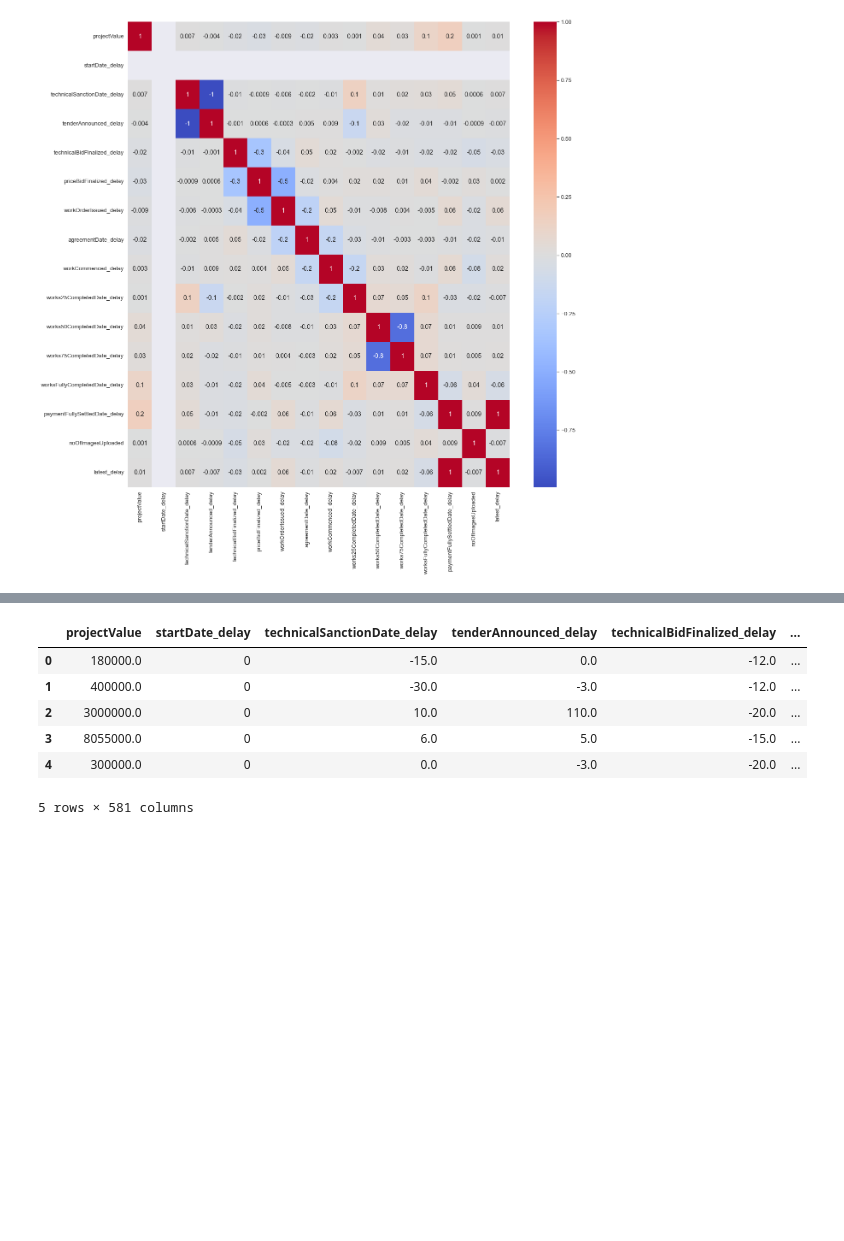
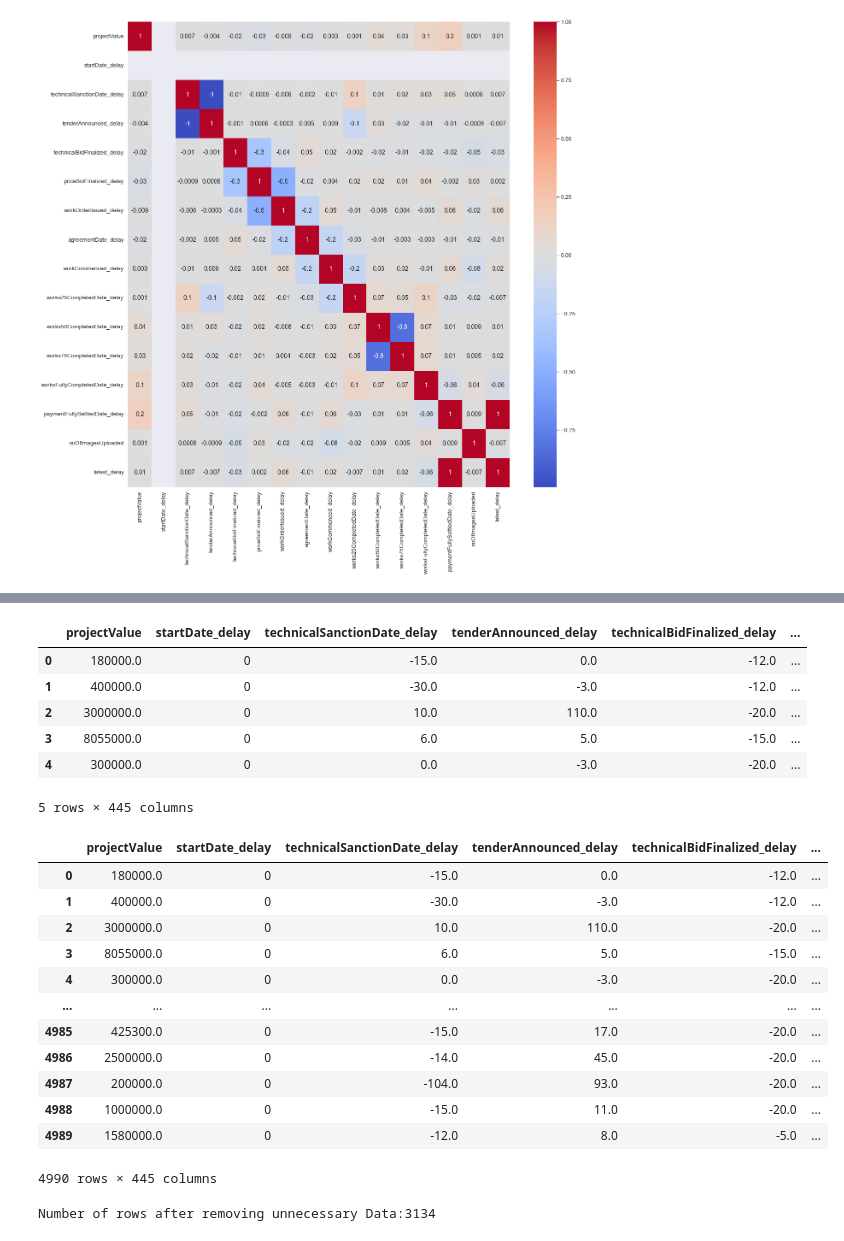
Before and after one commit to karthikeyanVK/MAWSPredictionModel, a Jupyter notebook: TenderSucessPrediction.ipynb, the cells around one changed output, grey strips where cells are left out. Saved outputs shown, nothing was run; the diff lists cells and outputs as text; code cells hidden in the pictures; blank space fills up the shorter version.

```diff
--- a/TenderSucessPrediction.ipynb
+++ b/TenderSucessPrediction.ipynb
@@ -34,7 +34,8 @@ df.describe()
 | max | 2.680000e+09 | 0.0 | 63047.000000 | 1260.000000 | 693.000000 | ... |
 # %%
 df = df.drop(['_id', 'workName','sanctionedDate', 'PhoneNumber_of_Data_Entry',
-              'PhoneNumber_of_Approver', 'PhoneNumber_of_Commissioner'], axis=1)
+              'PhoneNumber_of_Approver', 'PhoneNumber_of_Commissioner',
+              'Name_of_Data_Entry'], axis=1)
 # %%
 # Cleanup the data
 # df = df.replace(np.nan, 0, regex=True)
@@ -121,12 +126,15 @@ sns.set(style="white")
 sns.set(style="whitegrid", color_codes=True)
 # %%
 cat_columns = ['Region', 'District', 'Municipality', 'typeOfWork',
-               'Name_of_Approver', 'Name_of_Commissioner',	'Name_of_Data_Entry']
+               'Name_of_Approver', 'Name_of_Commissioner']
 
-for catColumn in cat_columns:
-     df[catColumn].value_counts(dropna=False)
+# for catColumn in cat_columns:
+#      df[catColumn].value_counts(dropna=False)
 #df['Region'].value_counts(dropna=False)
 df = pd.get_dummies(df, cat_columns, drop_first=True)
+# df =  df[df.Region != np.nan]
+# df = df.replace(np.nan, 0,regex=true)
+df.fillna(0)
 df.head()
 # %% [output]
 |  | projectValue | startDate_delay | technicalSanctionDate_delay | tenderAnnounced_delay | technicalBidFinalized_delay | ... |
@@ -135,6 +143,27 @@ df.head()
 | 2 | 3000000.0 | 0 | 10.0 | 110.0 | -20.0 | ... |
 | 3 | 8055000.0 | 0 | 6.0 | 5.0 | -15.0 | ... |
 | 4 | 300000.0 | 0 | 0.0 | -3.0 | -20.0 | ... |
-5 rows × 581 columns
+5 rows × 445 columns
+# %%
+df.fillna(0)
+# %% [output]
+|  | projectValue | startDate_delay | technicalSanctionDate_delay | tenderAnnounced_delay | technicalBidFinalized_delay | ... |
+| 0 | 180000.0 | 0 | -15.0 | 0.0 | -12.0 | ... |
+| 1 | 400000.0 | 0 | -30.0 | -3.0 | -12.0 | ... |
+| 2 | 3000000.0 | 0 | 10.0 | 110.0 | -20.0 | ... |
+| 3 | 8055000.0 | 0 | 6.0 | 5.0 | -15.0 | ... |
+| 4 | 300000.0 | 0 | 0.0 | -3.0 | -20.0 | ... |
+| ... | ... | ... | ... | ... | ... | ... |
+| 4985 | 425300.0 | 0 | -15.0 | 17.0 | -20.0 | ... |
+| 4986 | 2500000.0 | 0 | -14.0 | 45.0 | -20.0 | ... |
+| 4987 | 200000.0 | 0 | -104.0 | 93.0 | -20.0 | ... |
+| 4988 | 1000000.0 | 0 | -15.0 | 11.0 | -20.0 | ... |
+| 4989 | 1580000.0 | 0 | -12.0 | 8.0 | -5.0 | ... |
+4990 rows × 445 columns
+# %%
+df.dropna(inplace=True)
+print("Number of rows after removing unnecessary Data:" + str(df.shape[0]))
+# %% [output]
+Number of rows after removing unnecessary Data:3134
 # %%
 # https://towardsdatascience.com/building-a-logistic-regression-in-python-step-by-step-becd4d56c9c8
```
Also changed, not shown: parts of 11 cells of this notebook.
